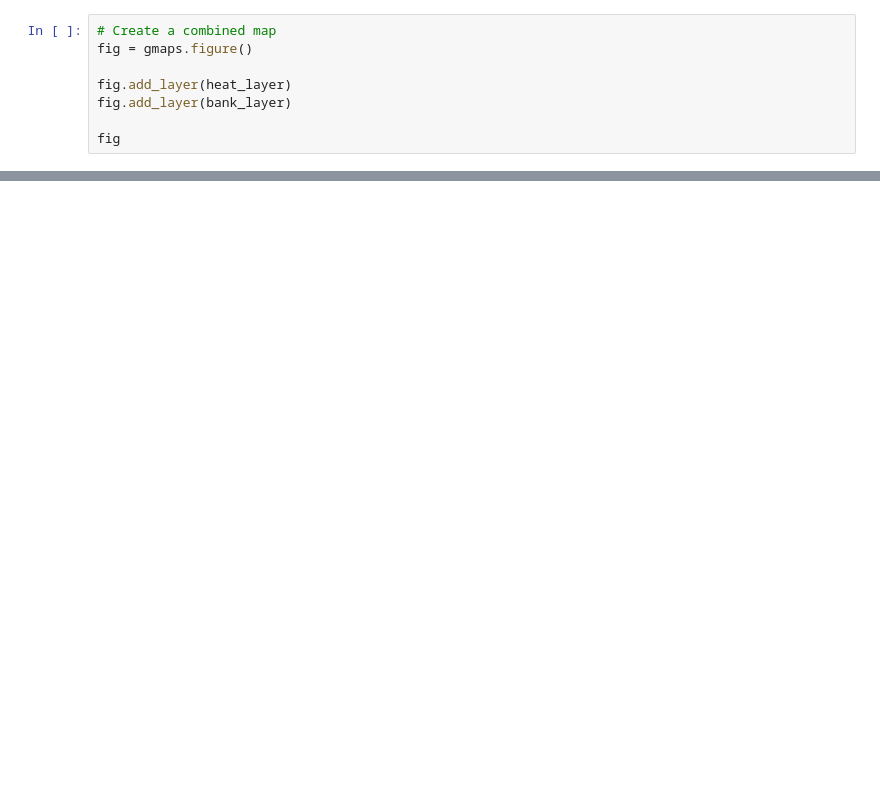
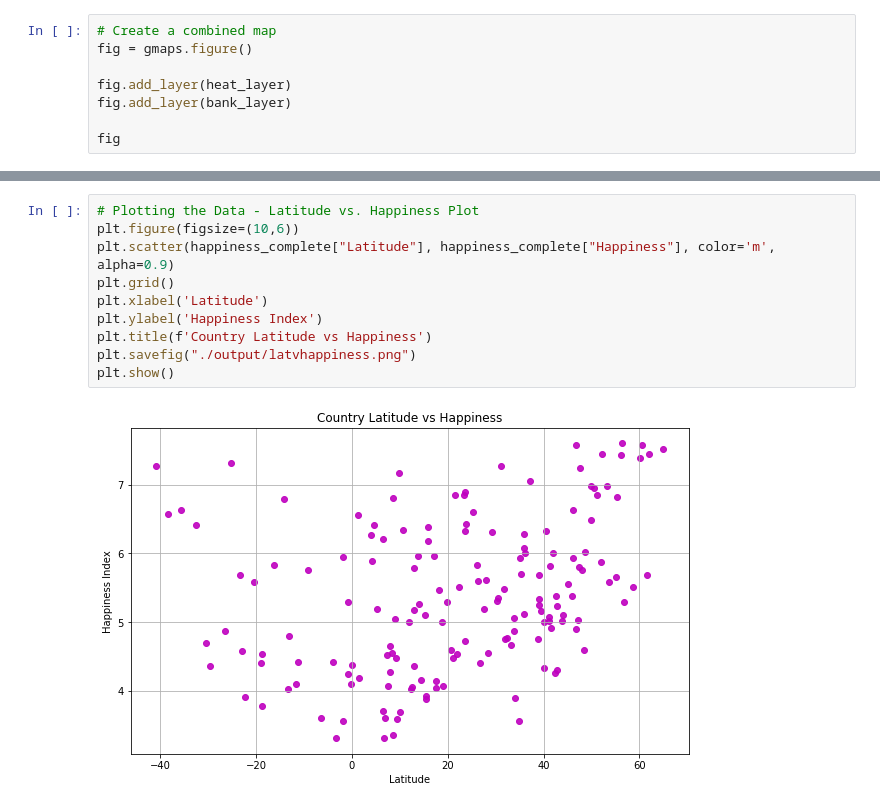
Before and after one commit to 4d4m43/DrinkAndBeHapPY, a Jupyter notebook: libs/vis1_happinessheat.ipynb, the cells around one changed output, grey strips where cells are left out. Saved outputs shown, nothing was run; the diff lists cells and outputs as text; blank space fills up the shorter version.

```diff
--- a/libs/vis1_happinessheat.ipynb
+++ b/libs/vis1_happinessheat.ipynb
@@ -360,3 +453,15 @@ fig.add_layer(bank_layer)
 fig
 # %% [markdown]
 ![Combined Map](../Images/final_map.png)
+# %%
+# Plotting the Data - Latitude vs. Happiness Plot
+plt.figure(figsize=(10,6))
+plt.scatter(happiness_complete["Latitude"], happiness_complete["Happiness"], color='m', alpha=0.9)
+plt.grid()
+plt.xlabel('Latitude')
+plt.ylabel('Happiness Index')
+plt.title(f'Country Latitude vs Happiness')
+plt.savefig("./output/latvhappiness.png")
+plt.show()
+# %% [output]
+[figure, added]
```
Also changed, not shown: parts of 13 cells of this notebook, 9 other files.
